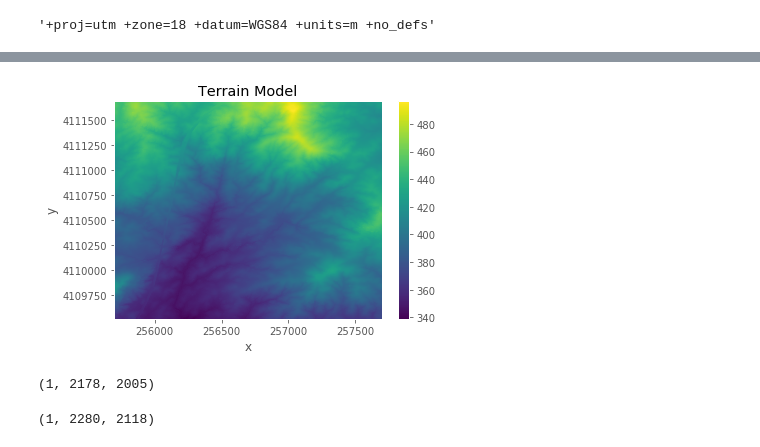
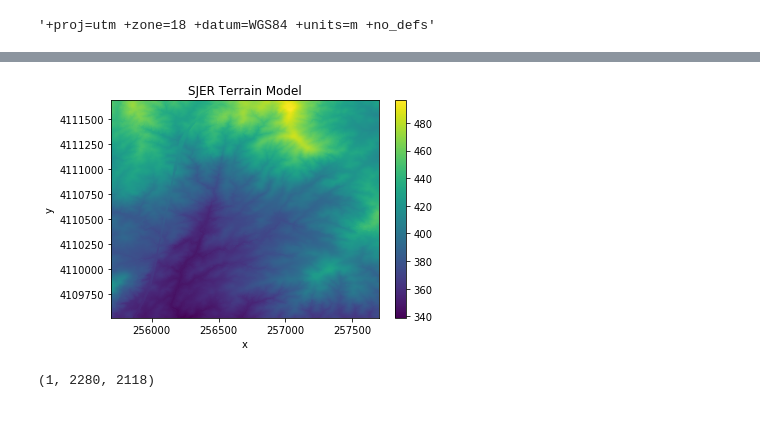
Before and after one commit to carpentries-incubator/geospatial-python, a Jupyter notebook: data/code-scratch.ipynb, the cells around one changed output, grey strips where cells are left out. Drawn from its saved outputs; the diff is of its cells as text; code cells hidden in the pictures; blank space fills up the shorter version.

```diff
--- a/data/code-scratch.ipynb
+++ b/data/code-scratch.ipynb
@@ -206,13 +211,9 @@ plt.savefig("fig/02-SJER-DSM-02.png")
 # %%
 terrain_model_HARV_SJER.where(terrain_model_HARV_SJER != terrain_model_HARV_SJER.rio.nodata).plot()
-plt.title("Terrain Model")
-plt.savefig("fig/02-SJER-DTM-03.png")
+plt.title("SJER Terrain Model")
+plt.savefig("fig/02-SJER-DTM-04.png")
 # %% [output]
-[figure, old version]
+[figure, new version]
-# %%
-terrain_model_HARV_SJER.shape
-# %% [output]
-(1, 2178, 2005)
 # %%
 surface_model_HARV_SJER.shape
 # %% [output]
```
Also changed, not shown: parts of 18 cells of this notebook, 8 other files.
